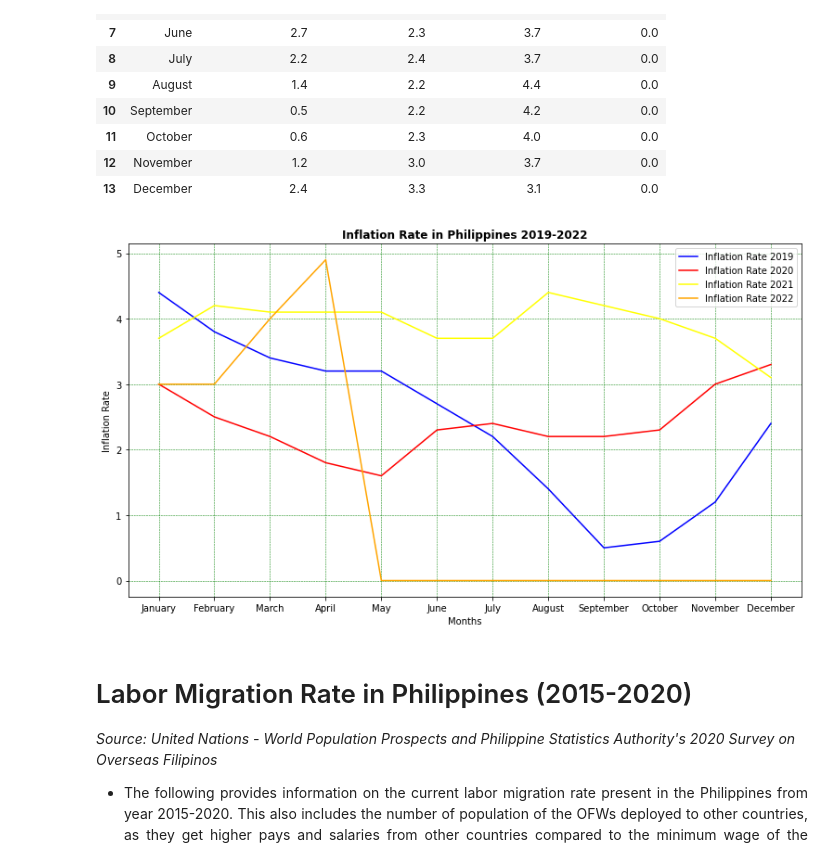
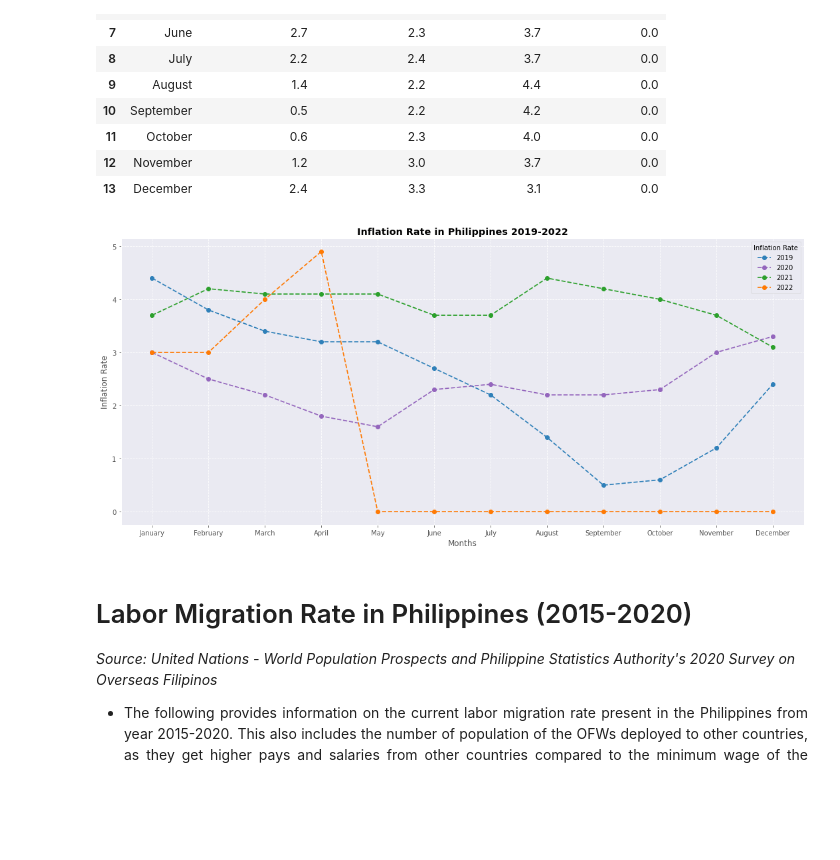
Before and after one commit to kryzlerahne/IT3205_FilipinoDataAlliance, a Jupyter notebook: Codes/The_Future_Pay_Visualizations.ipynb, the cells around one changed output. Cells and saved outputs as stored; diff of their text form; code cells hidden in the pictures; blank space fills up the shorter version.

```diff
--- a/Codes/The_Future_Pay_Visualizations.ipynb
+++ b/Codes/The_Future_Pay_Visualizations.ipynb
@@ -231,15 +231,17 @@ Date = df["Date"]
 Percentage = df["Percentage"]
 
 #changing the size of the entire graph
-f = plt.figure()
+f = plt.figure(tight_layout=True)
 f.set_figwidth(13)
 f.set_figheight(7)
+plt.rcParams['axes.facecolor'] = '#EAEAF2'
 
 #Creating plots
 plt.title("\n Unemployment Rate in Philippines", fontweight="bold")
 plt.xlabel("Reference Date")
 plt.ylabel("Percentage")
-plt.grid(color = 'green', linestyle = '--', linewidth = 0.5)
-plt.plot(Date, Percentage)
+plt.grid(color = 'white', linestyle = '--', linewidth = 1)
+plt.plot(Date, Percentage, '-', linewidth=2)
+plt.legend(labels=['Unemployment Rate'])
 plt.show()
 # %% [output]
@@ -276,15 +278,17 @@ Date = df["Date"]
 People = df["Thousands of People"]
 
 #changing the size of visualization
-f = plt.figure()
+f = plt.figure(tight_layout=True)
 f.set_figwidth(13)
 f.set_figheight(6)
+plt.rcParams['axes.facecolor'] = '#EAEAF2'
 
 #creating the plot
-plt.plot(Date, People)
+plt.plot(Date, People, c= '#2F80B9')
 plt.title("\n Labor Force Employment in the Philippines (2021-2022)", fontweight="bold")
 plt.xlabel("Reference Date")
 plt.ylabel("Number of Population")
-plt.grid(color = 'green', linestyle = '--', linewidth = 0.5)
+plt.grid(color = 'white', linestyle = '--', linewidth = 1)
+plt.legend(labels=['Labor Force Employment'])
 plt.show()
 # %% [output]
@@ -322,32 +326,33 @@ display(new_df)
 # %%
 #converting datatype
 new_df['InflationRate2019']= new_df.InflationRate2019.astype(float)
 
 #getting all values from the dataframe/csv
 Month = new_df["Month"]
 InflationRate2019 = new_df["InflationRate2019"]
 InflationRate2020 = new_df["InflationRate2020"]
 InflationRate2021 = new_df["InflationRate2021"]
 InflationRate2022 = new_df["InflationRate2022"]
 
 #changing the size of the entire graph
-f = plt.figure()
-f.set_figwidth(13)
+f = plt.figure(tight_layout=True)
+f.set_figwidth(15)
 f.set_figheight(7)
+plt.rcParams['axes.facecolor'] = '#EAEAF2'
 
 #Creating plots
 plt.title("Inflation Rate in Philippines 2019-2022", fontweight="bold")
 plt.xlabel("Months")
 plt.ylabel("Inflation Rate")
-plt.grid(color = 'green', linestyle = '--', linewidth = 0.5)
-plt.plot(Month, InflationRate2019, color="blue", label="Inflation Rate 2019")
-plt.plot(Month, InflationRate2020, color="red", label="Inflation Rate 2020")
-plt.plot(Month, InflationRate2021, color="yellow", label="Inflation Rate 2021")
-plt.plot(Month, InflationRate2022, color="orange", label="Inflation Rate 2022")
-plt.legend()
+plt.grid(color = 'white', linestyle = '--', linewidth = 0.8)
+plt.plot(Month, InflationRate2019, 'o--', color="#2F80B9", label="2019", linewidth=1.7)
+plt.plot(Month, InflationRate2020, 'o--', color="#9466BD", label="2020", linewidth=1.7)
+plt.plot(Month, InflationRate2021, 'o--', color="#2CA02C", label="2021", linewidth=1.7)
+plt.plot(Month, InflationRate2022, 'o--', color="#FF7A04", label="2022", linewidth=1.7)
+plt.legend(title='Inflation Rate')
 plt.show()
 # %% [output]
-[figure, old version]
+[figure, new version]
 # %% [markdown]
 # Labor Migration Rate in Philippines (2015-2020)
 *Source: United Nations - World Population Prospects and Philippine Statistics Authority's 2020 Survey on Overseas Filipinos*
```
Also changed, not shown: parts of 2 cells of this notebook.
